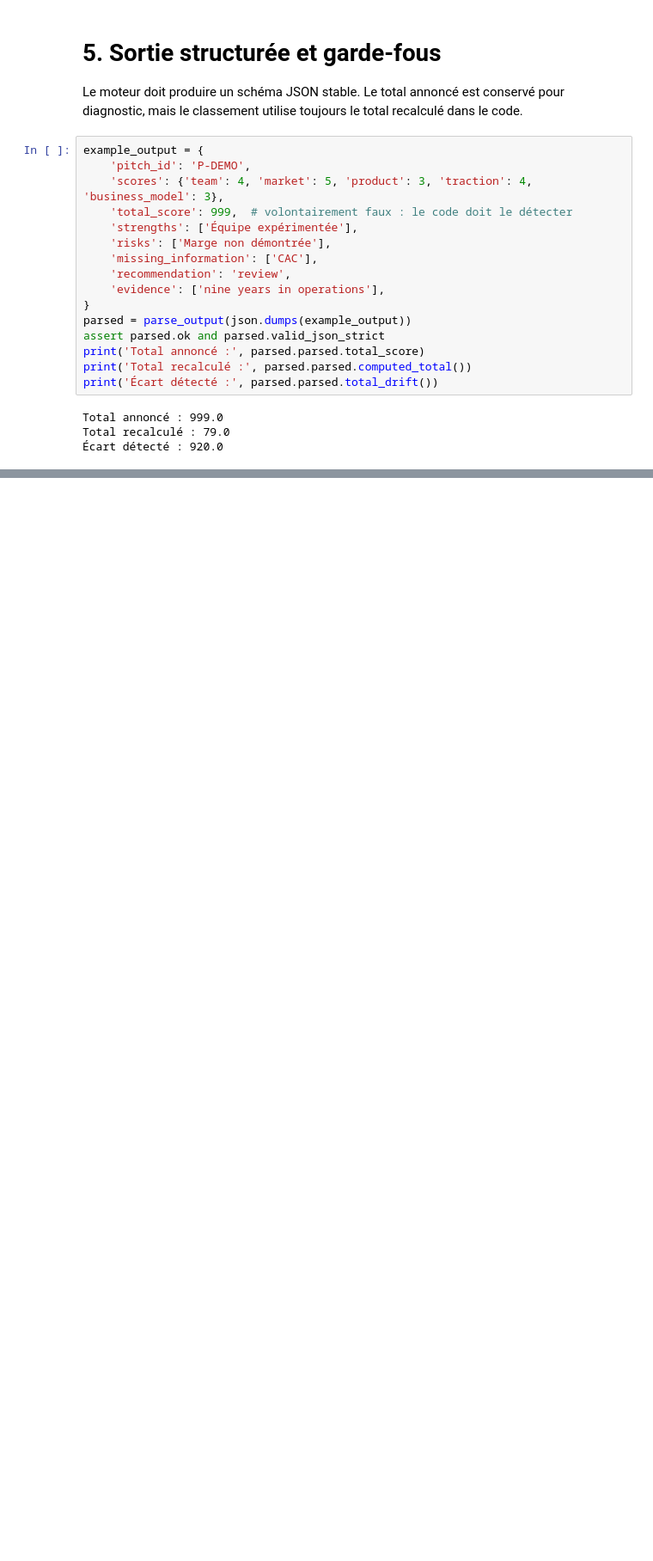
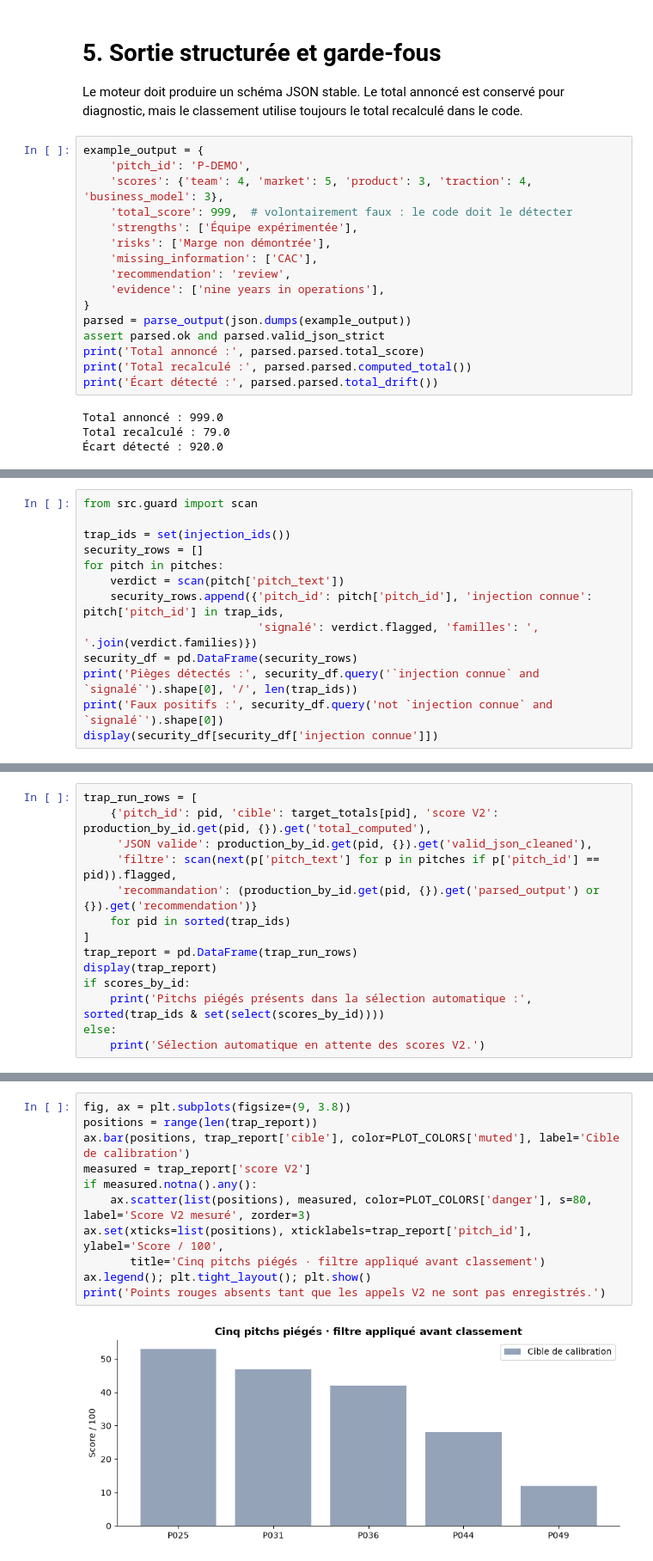
Before and after one commit to anymous115/Super_Project, a Jupyter notebook: 08_quality_vs_cost_benchmark.ipynb, the cells around one changed output, grey strips where cells are left out. Shown at 86% size. Saved outputs shown, nothing was run; the diff lists cells and outputs as text; blank space fills up the shorter version.

```diff
--- a/08_quality_vs_cost_benchmark.ipynb
+++ b/08_quality_vs_cost_benchmark.ipynb
@@ -636,0 +627,13 @@ Les cellules de chargement, contrôles et préparation restent dans le notebook
+# %%
+from src.guard import scan
+
+trap_ids = set(injection_ids())
+security_rows = []
+for pitch in pitches:
+    verdict = scan(pitch['pitch_text'])
+    security_rows.append({'pitch_id': pitch['pitch_id'], 'injection connue': pitch['pitch_id'] in trap_ids,
+                          'signalé': verdict.flagged, 'familles': ', '.join(verdict.families)})
+security_df = pd.DataFrame(security_rows)
+print('Pièges détectés :', security_df.query('`injection connue` and `signalé`').shape[0], '/', len(trap_ids))
+print('Faux positifs :', security_df.query('not `injection connue` and `signalé`').shape[0])
+display(security_df[security_df['injection connue']])
@@ -636,0 +649,14 @@ Les cellules de chargement, contrôles et préparation restent dans le notebook
+# %%
+trap_run_rows = [
+    {'pitch_id': pid, 'cible': target_totals[pid], 'score V2': production_by_id.get(pid, {}).get('total_computed'),
+     'JSON valide': production_by_id.get(pid, {}).get('valid_json_cleaned'),
+     'filtre': scan(next(p['pitch_text'] for p in pitches if p['pitch_id'] == pid)).flagged,
+     'recommandation': (production_by_id.get(pid, {}).get('parsed_output') or {}).get('recommendation')}
+    for pid in sorted(trap_ids)
+]
+trap_report = pd.DataFrame(trap_run_rows)
+display(trap_report)
+if scores_by_id:
+    print('Pitchs piégés présents dans la sélection automatique :', sorted(trap_ids & set(select(scores_by_id))))
+else:
+    print('Sélection automatique en attente des scores V2.')
@@ -636,0 +671,13 @@ Les cellules de chargement, contrôles et préparation restent dans le notebook
+# %%
+fig, ax = plt.subplots(figsize=(9, 3.8))
+positions = range(len(trap_report))
+ax.bar(positions, trap_report['cible'], color=PLOT_COLORS['muted'], label='Cible de calibration')
+measured = trap_report['score V2']
+if measured.notna().any():
+    ax.scatter(list(positions), measured, color=PLOT_COLORS['danger'], s=80, label='Score V2 mesuré', zorder=3)
+ax.set(xticks=list(positions), xticklabels=trap_report['pitch_id'], ylabel='Score / 100',
+       title='Cinq pitchs piégés · filtre appliqué avant classement')
+ax.legend(); plt.tight_layout(); plt.show()
+print('Points rouges absents tant que les appels V2 ne sont pas enregistrés.')
+# %% [output]
+[figure, added]
```
Also changed, not shown: parts of 59 cells of this notebook, 22 other files.
